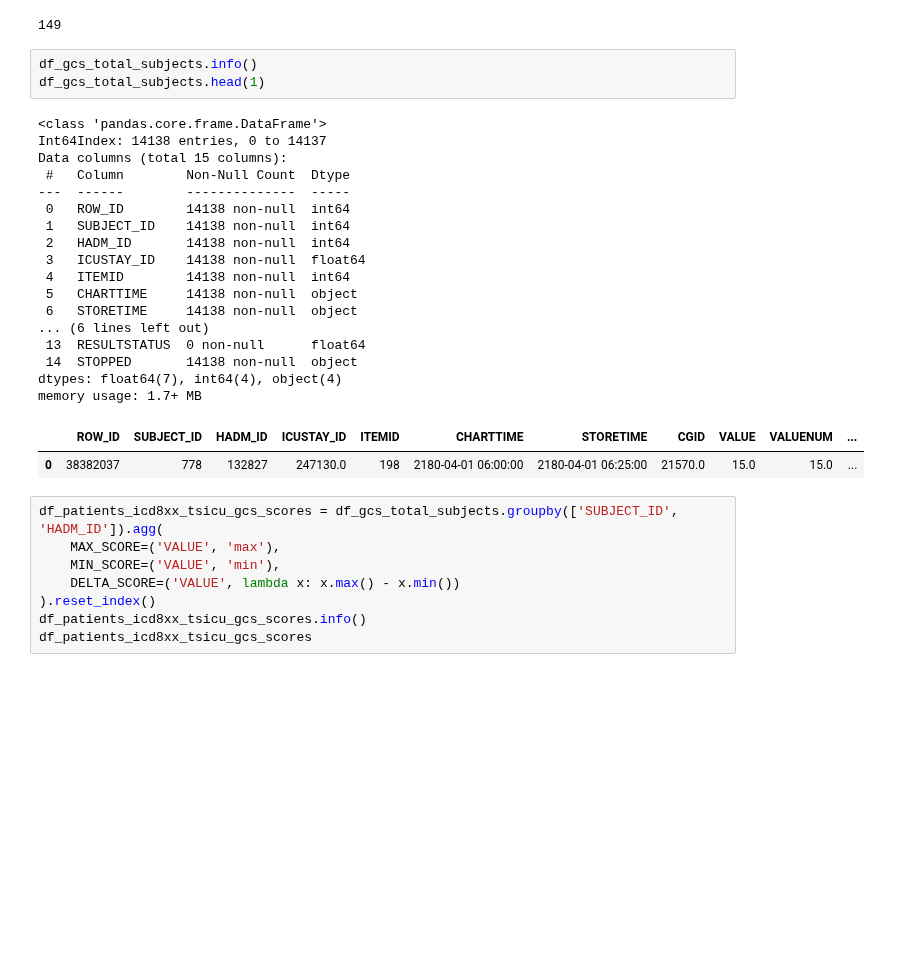
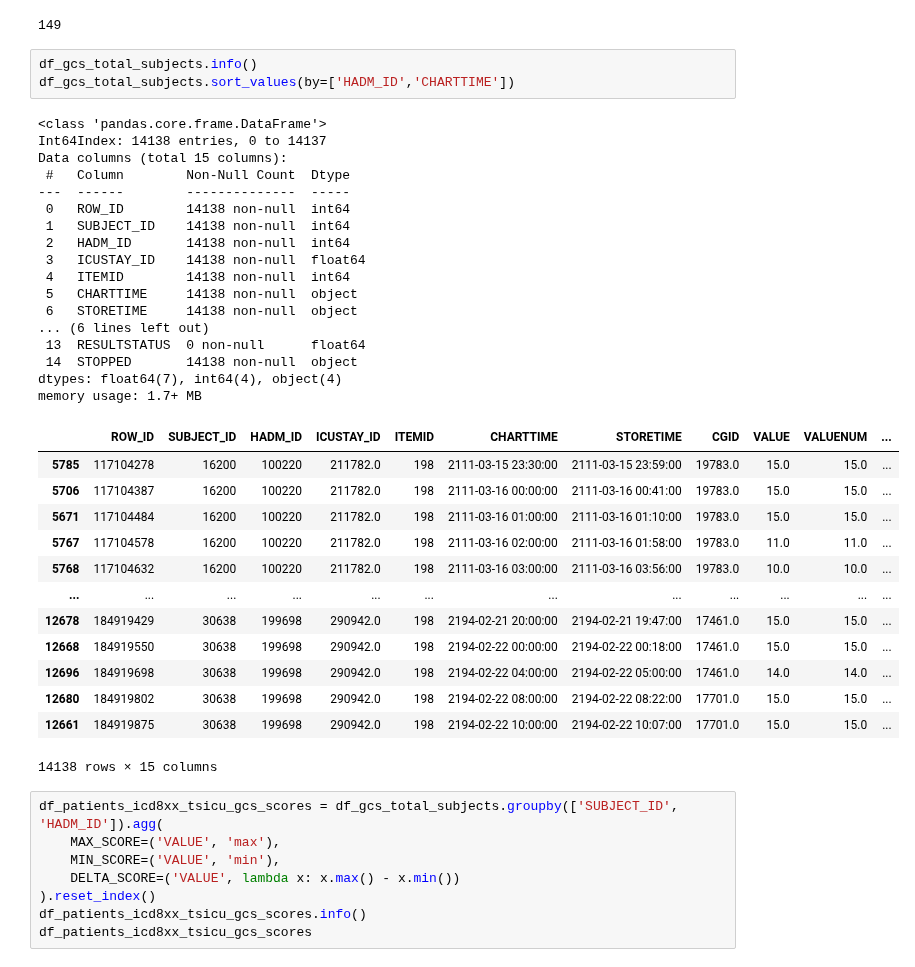
Before and after one commit to tanoManzo/mimic_trajectories, a Jupyter notebook: MIMIC_TRAJECTORY_embeddings_04_01_collect_data.ipynb, the cells around one changed output. Saved outputs shown, nothing was run; the diff lists cells and outputs as text; blank space fills up the shorter version.

```diff
--- a/MIMIC_TRAJECTORY_embeddings_04_01_collect_data.ipynb
+++ b/MIMIC_TRAJECTORY_embeddings_04_01_collect_data.ipynb
@@ -127,27 +127,38 @@ df_gcs_total_subjects['SUBJECT_ID'].nunique()
 149
 # %%
 df_gcs_total_subjects.info()
-df_gcs_total_subjects.head(1)
+df_gcs_total_subjects.sort_values(by=['HADM_ID','CHARTTIME'])
 # %% [output]
 <class 'pandas.core.frame.DataFrame'>
 Int64Index: 14138 entries, 0 to 14137
 Data columns (total 15 columns):
  #   Column        Non-Null Count  Dtype
 ---  ------        --------------  -----
  0   ROW_ID        14138 non-null  int64
  1   SUBJECT_ID    14138 non-null  int64
  2   HADM_ID       14138 non-null  int64
  3   ICUSTAY_ID    14138 non-null  float64
  4   ITEMID        14138 non-null  int64
  5   CHARTTIME     14138 non-null  object
  6   STORETIME     14138 non-null  object
 ... (6 lines left out)
  13  RESULTSTATUS  0 non-null      float64
  14  STOPPED       14138 non-null  object
 dtypes: float64(7), int64(4), object(4)
 memory usage: 1.7+ MB
 |  | ROW_ID | SUBJECT_ID | HADM_ID | ICUSTAY_ID | ITEMID | CHARTTIME | STORETIME | CGID | VALUE | VALUENUM | ... |
-| 0 | 38382037 | 778 | 132827 | 247130.0 | 198 | 2180-04-01 06:00:00 | 2180-04-01 06:25:00 | 21570.0 | 15.0 | 15.0 | ... |
+| 5785 | 117104278 | 16200 | 100220 | 211782.0 | 198 | 2111-03-15 23:30:00 | 2111-03-15 23:59:00 | 19783.0 | 15.0 | 15.0 | ... |
+| 5706 | 117104387 | 16200 | 100220 | 211782.0 | 198 | 2111-03-16 00:00:00 | 2111-03-16 00:41:00 | 19783.0 | 15.0 | 15.0 | ... |
+| 5671 | 117104484 | 16200 | 100220 | 211782.0 | 198 | 2111-03-16 01:00:00 | 2111-03-16 01:10:00 | 19783.0 | 15.0 | 15.0 | ... |
+| 5767 | 117104578 | 16200 | 100220 | 211782.0 | 198 | 2111-03-16 02:00:00 | 2111-03-16 01:58:00 | 19783.0 | 11.0 | 11.0 | ... |
+| 5768 | 117104632 | 16200 | 100220 | 211782.0 | 198 | 2111-03-16 03:00:00 | 2111-03-16 03:56:00 | 19783.0 | 10.0 | 10.0 | ... |
+| ... | ... | ... | ... | ... | ... | ... | ... | ... | ... | ... | ... |
+| 12678 | 184919429 | 30638 | 199698 | 290942.0 | 198 | 2194-02-21 20:00:00 | 2194-02-21 19:47:00 | 17461.0 | 15.0 | 15.0 | ... |
+| 12668 | 184919550 | 30638 | 199698 | 290942.0 | 198 | 2194-02-22 00:00:00 | 2194-02-22 00:18:00 | 17461.0 | 15.0 | 15.0 | ... |
+| 12696 | 184919698 | 30638 | 199698 | 290942.0 | 198 | 2194-02-22 04:00:00 | 2194-02-22 05:00:00 | 17461.0 | 14.0 | 14.0 | ... |
+| 12680 | 184919802 | 30638 | 199698 | 290942.0 | 198 | 2194-02-22 08:00:00 | 2194-02-22 08:22:00 | 17701.0 | 15.0 | 15.0 | ... |
+| 12661 | 184919875 | 30638 | 199698 | 290942.0 | 198 | 2194-02-22 10:00:00 | 2194-02-22 10:07:00 | 17701.0 | 15.0 | 15.0 | ... |
+14138 rows × 15 columns
 # %%
 df_patients_icd8xx_tsicu_gcs_scores = df_gcs_total_subjects.groupby(['SUBJECT_ID', 'HADM_ID']).agg(
     MAX_SCORE=('VALUE', 'max'),
```
Also changed, not shown: parts of 22 cells of this notebook.
